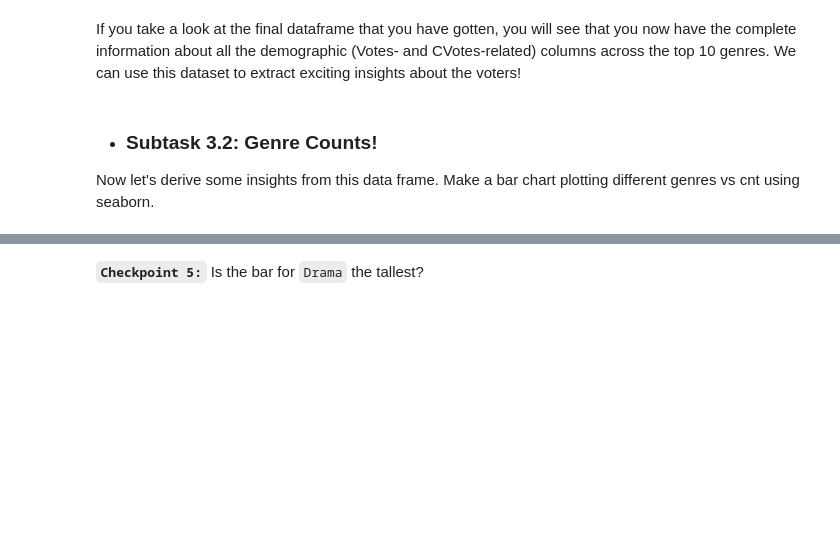
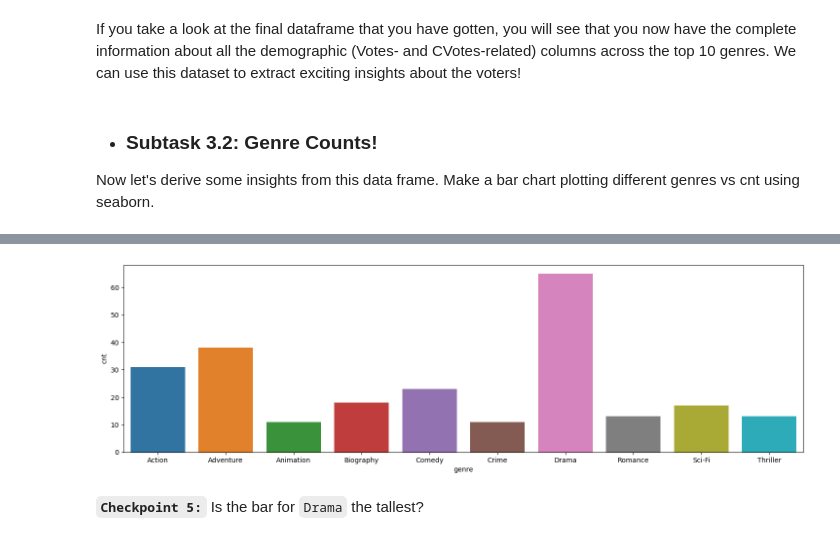
Before and after one commit to rubi-bakshi/IMDB-rating, a Jupyter notebook: IMDb+Movie+Assignment_submission (2).ipynb, the cells around one changed output, grey strips where cells are left out. Saved outputs shown, nothing was run; the diff lists cells and outputs as text; code cells hidden in the pictures; blank space fills up the shorter version.

```diff
--- a/IMDb+Movie+Assignment_submission (2).ipynb
+++ b/IMDb+Movie+Assignment_submission (2).ipynb
@@ -506,3 +559,6 @@ df_add
 20 rows × 45 columns
 # %%
 # Extract genres with atleast 10 occurences
+
+genre_top10 = df_add[df_add.cnt>=10]
+genre_top10
@@ -509,2 +578,4 @@ df_add
 # %%
 # Take the mean for every column by dividing with cnt
+genre_top10=pd.concat([genre_top10.iloc[:,0:44].div(genre_top10.cnt,axis=0),genre_top10.cnt],axis=1)
+genre_top10
@@ -514,0 +648,3 @@ df_add
+# %%
+genre_top10=pd.concat([genre_top10.iloc[:,0:27].astype("int"), genre_top10.iloc[:,27:].round(2)], axis=1)
+genre_top10
@@ -522,0 +680,4 @@ Now let's derive some insights from this data frame. Make a bar chart plotting d
+# %%
+genre_top10 = genre_top10.reset_index()
+genre_top10 = genre_top10.rename(columns={'index':'genre'})
+genre_top10.head()
@@ -523,3 +692,11 @@ Now let's derive some insights from this data frame. Make a bar chart plotting d
+# %%
+# Countplot for genres
+plt.figure(figsize=[18,5])
+
+sns.barplot(data = genre_top10, x='genre',y ='cnt')
+plt.show()
+# %% [output]
+[figure, added]
 # %% [markdown]
 **`Checkpoint 5:`** Is the bar for `Drama` the tallest?
 # %% [markdown]
```
Also changed, not shown: parts of 26 cells of this notebook.
